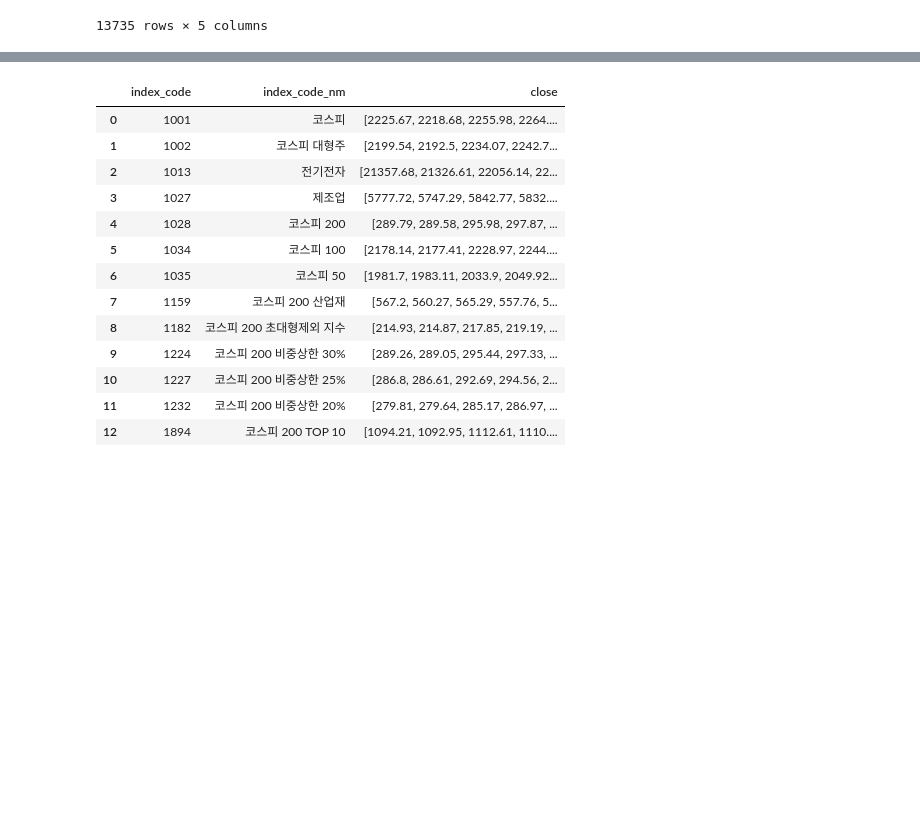
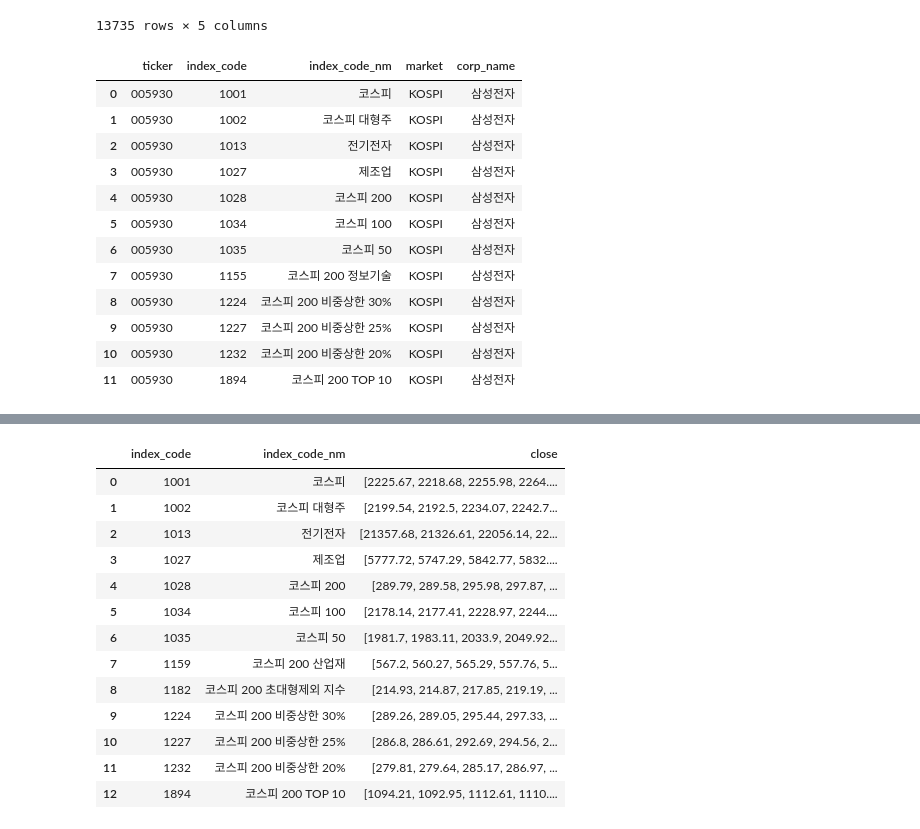
Before and after one commit to Unfinishedgod/finance_mlops, a Jupyter notebook: jupyter/index_master.ipynb, the cells around one changed output, grey strips where cells are left out. Saved outputs shown, nothing was run; the diff lists cells and outputs as text; code cells hidden in the pictures; blank space fills up the shorter version.

```diff
--- a/jupyter/index_master.ipynb
+++ b/jupyter/index_master.ipynb
@@ -106,6 +137,24 @@ index_code_master
 | 13733 | 095660 | 2218 | 코스닥 150 커뮤니케이션서비스 | KOSDAQ | 네오위즈 |
 | 13734 | 194480 | 2218 | 코스닥 150 커뮤니케이션서비스 | KOSDAQ | 데브시스터즈 |
 13735 rows × 5 columns
+# %%
+index_list_df = index_code_master[index_code_master['ticker'] == '005930'].reset_index(drop = True)
+
+index_list_df
+# %% [output]
+|  | ticker | index_code | index_code_nm | market | corp_name |
+| 0 | 005930 | 1001 | 코스피 | KOSPI | 삼성전자 |
+| 1 | 005930 | 1002 | 코스피 대형주 | KOSPI | 삼성전자 |
+| 2 | 005930 | 1013 | 전기전자 | KOSPI | 삼성전자 |
+| 3 | 005930 | 1027 | 제조업 | KOSPI | 삼성전자 |
+| 4 | 005930 | 1028 | 코스피 200 | KOSPI | 삼성전자 |
+| 5 | 005930 | 1034 | 코스피 100 | KOSPI | 삼성전자 |
+| 6 | 005930 | 1035 | 코스피 50 | KOSPI | 삼성전자 |
+| 7 | 005930 | 1155 | 코스피 200 정보기술 | KOSPI | 삼성전자 |
+| 8 | 005930 | 1224 | 코스피 200 비중상한 30% | KOSPI | 삼성전자 |
+| 9 | 005930 | 1227 | 코스피 200 비중상한 25% | KOSPI | 삼성전자 |
+| 10 | 005930 | 1232 | 코스피 200 비중상한 20% | KOSPI | 삼성전자 |
+| 11 | 005930 | 1894 | 코스피 200 TOP 10 | KOSPI | 삼성전자 |
 # %%
 # ### 날짜 설정
 now = datetime.now()
```
Also changed, not shown: parts of 2 cells of this notebook, 1 other file.
